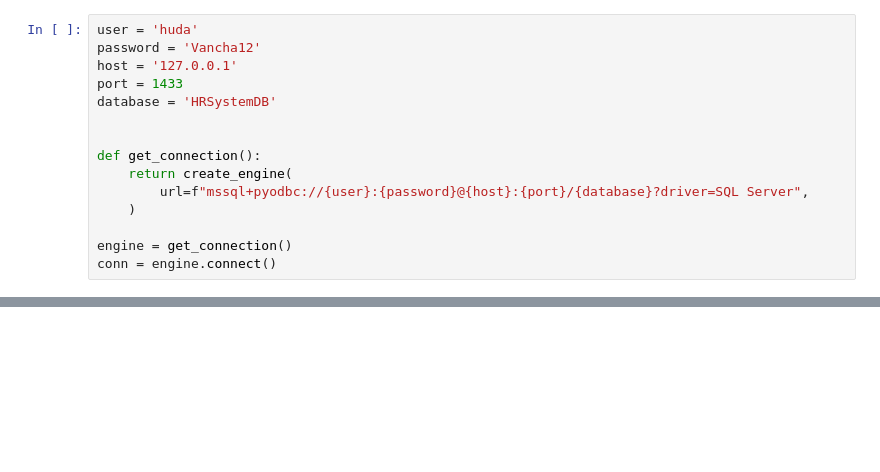
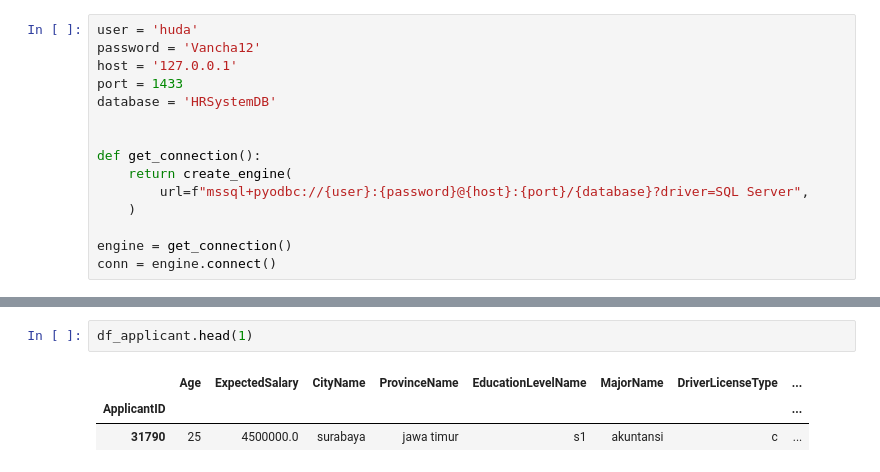
Before and after one commit to fn-hide/eris_job, a Jupyter notebook: tensorflow_recommender_2.ipynb, the cells around one changed output, grey strips where cells are left out. Cells and saved outputs as stored; diff of their text form; blank space fills up the shorter version.

```diff
--- a/tensorflow_recommender_2.ipynb
+++ b/tensorflow_recommender_2.ipynb
@@ -201,0 +390,6 @@ df_job.Requirement = df_job.Requirement.map(clean_text).apply(lambda x: translat
+# %%
+df_applicant.head(1)
+# %% [output]
+|  | Age | ExpectedSalary | CityName | ProvinceName | EducationLevelName | MajorName | DriverLicenseType | ... |
+| ApplicantID |  |  |  |  |  |  |  | ... |
+| 31790 | 25 | 4500000.0 | surabaya | jawa timur | s1 | akuntansi | c | ... |
```
Also changed, not shown: parts of 28 cells of this notebook, 1 other file.
